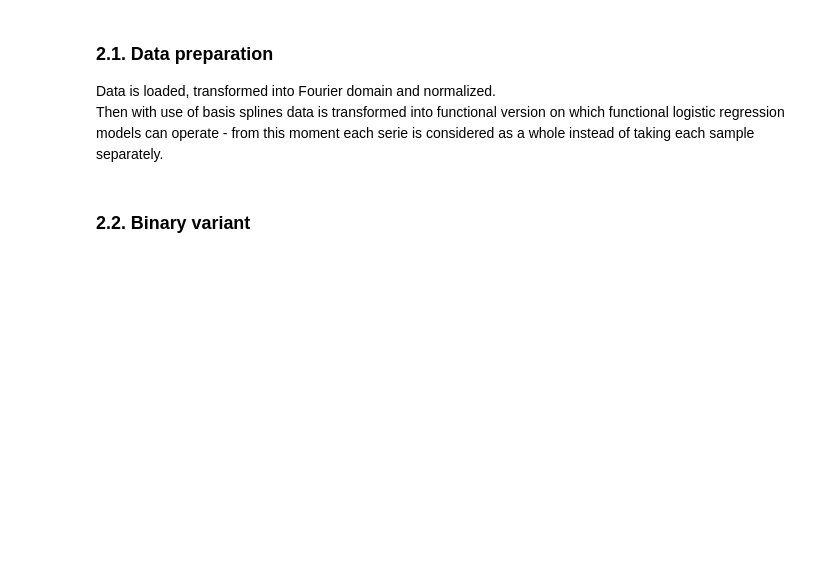
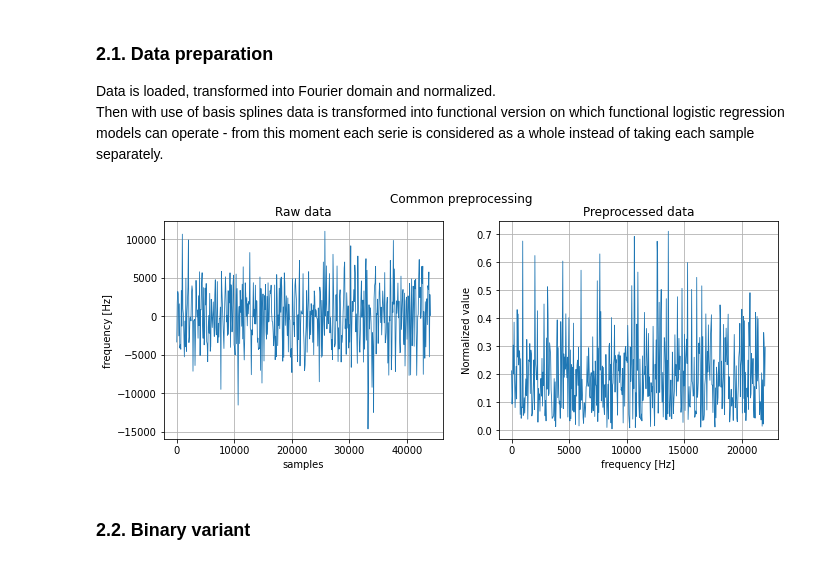
Before and after one commit to Porbi96/fda-time-series-classification, a Jupyter notebook: src/main.ipynb, the cells around one changed output. Cells and saved outputs as stored; diff of their text form; code cells hidden in the pictures; blank space fills up the shorter version.

```diff
--- a/src/main.ipynb
+++ b/src/main.ipynb
@@ -121,6 +121,26 @@ fd_5_fft = transform_time_to_fft(fd_5, normalize=True)
 fd_2_fft = transform_time_to_fft(fd_2, normalize=True)
 fd_1_fft = transform_time_to_fft(fd_1, normalize=True)
 fd_up_fft = transform_time_to_fft(fd_up, normalize=True)
+# %%
+fd_one = fd_up[0]
+fd_fft_one = fd_up_fft[0]
+
+fig, axes = plt.subplots(1, 2, figsize=(11, 4))
+fd_one.plot(linewidth=0.8, axes=axes[0])
+fd_fft_one.plot(linewidth=0.8, axes=axes[1])
+
+fig.suptitle("Common preprocessing")
+axes[0].grid()
+axes[0].set_title("Raw data")
+axes[0].set(xlabel='samples', ylabel='frequency [Hz]')
+axes[1].grid()
+axes[1].set_title("Preprocessed data")
+axes[1].set(xlabel='frequency [Hz]', ylabel='Normalized value')
+
+plt.savefig("../docs/imgs/common_preprocessing.eps", dpi=150, bbox_inches='tight')
+plt.show()
+# %% [output]
+[figure, added]
 # %% [markdown]
 ### 2.2. Binary variant
 # %%
```
Also changed, not shown: parts of 7 cells of this notebook, 6 other files.
